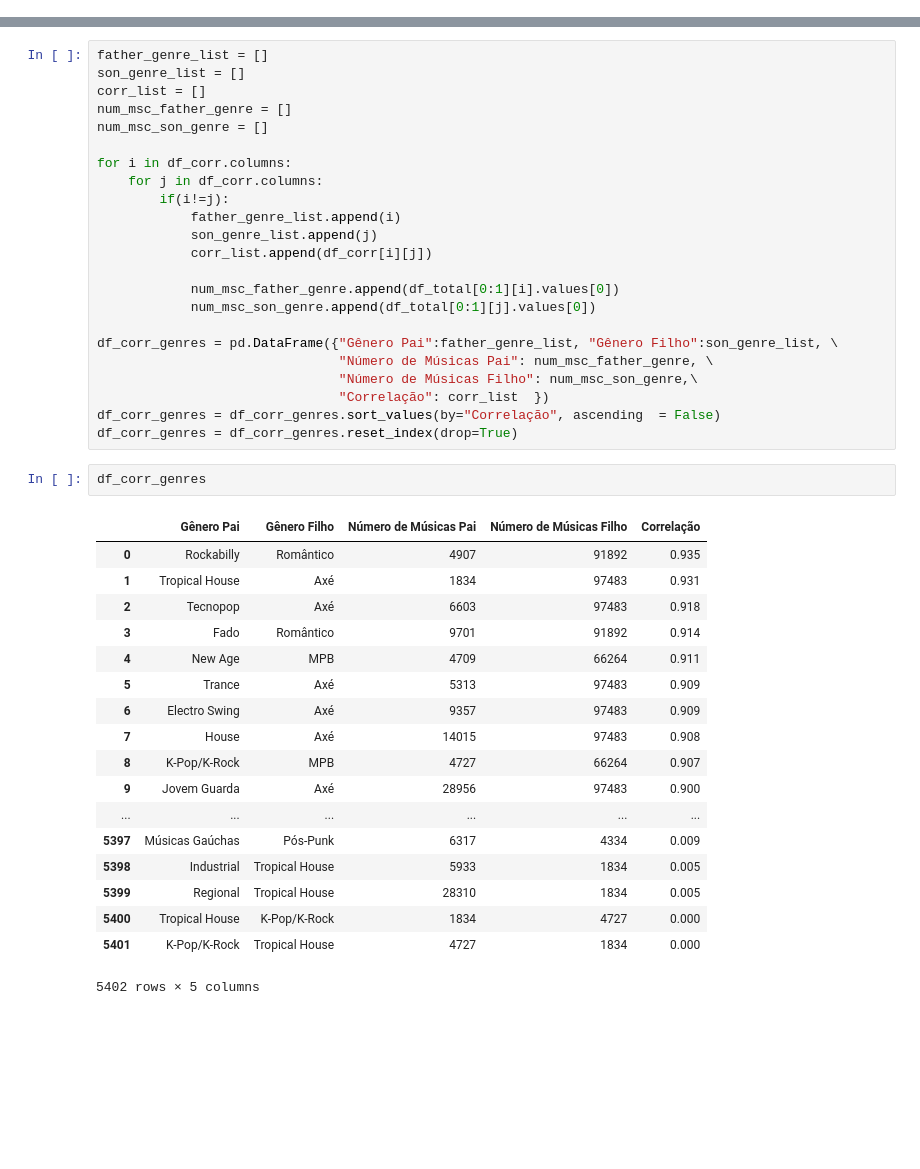
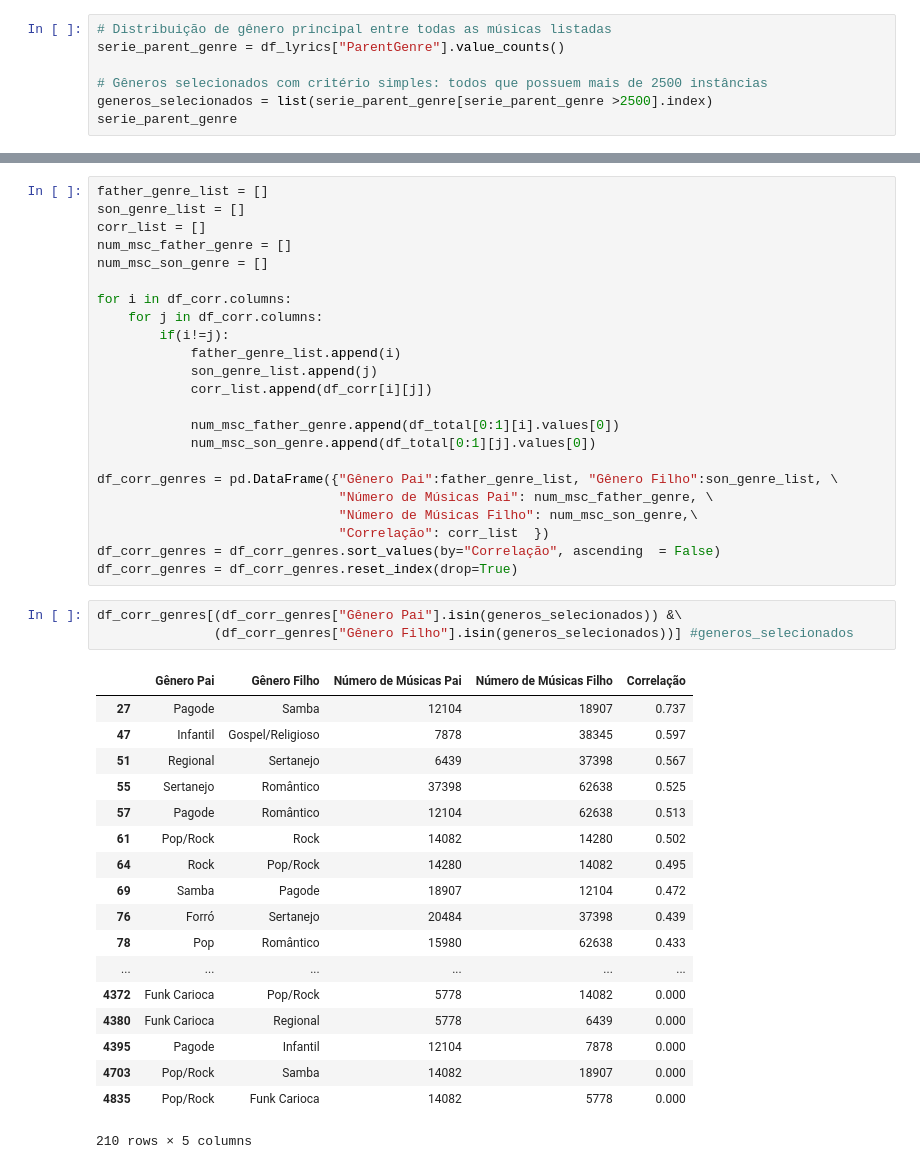
Before and after one commit to vinicius-alves/Selecao-Genero-Musical, a Jupyter notebook: Análise Exploratória/Análise Exploratória.ipynb, the cells around one changed output, grey strips where cells are left out. Drawn from its saved outputs; the diff is of its cells as text; blank space fills up the shorter version.

```diff
--- a/Análise Exploratória/Análise Exploratória.ipynb
+++ b/Análise Exploratória/Análise Exploratória.ipynb
@@ -189,2 +199,9 @@ House                  1
 Reggaeton              1
 Name: ParentGenre, dtype: int64
+# %%
+# Distribuição de gênero principal entre todas as músicas listadas
+serie_parent_genre = df_lyrics["ParentGenre"].value_counts()
+
+# Gêneros selecionados com critério simples: todos que possuem mais de 2500 instâncias
+generos_selecionados = list(serie_parent_genre[serie_parent_genre >2500].index)
+serie_parent_genre
@@ -263,24 +303,25 @@ df_corr_genres = pd.DataFrame({"Gênero Pai":father_genre_list, "Gênero Filho":
                                "Correlação": corr_list  })
 df_corr_genres = df_corr_genres.sort_values(by="Correlação", ascending  = False)
 df_corr_genres = df_corr_genres.reset_index(drop=True)
-# %%
-df_corr_genres
-# %% [output]
-|  | Gênero Pai | Gênero Filho | Número de Músicas Pai | Número de Músicas Filho | Correlação |
-| 0 | Rockabilly | Romântico | 4907 | 91892 | 0.935 |
-| 1 | Tropical House | Axé | 1834 | 97483 | 0.931 |
-| 2 | Tecnopop | Axé | 6603 | 97483 | 0.918 |
-| 3 | Fado | Romântico | 9701 | 91892 | 0.914 |
-| 4 | New Age | MPB | 4709 | 66264 | 0.911 |
-| 5 | Trance | Axé | 5313 | 97483 | 0.909 |
-| 6 | Electro Swing | Axé | 9357 | 97483 | 0.909 |
-| 7 | House | Axé | 14015 | 97483 | 0.908 |
-| 8 | K-Pop/K-Rock | MPB | 4727 | 66264 | 0.907 |
-| 9 | Jovem Guarda | Axé | 28956 | 97483 | 0.900 |
-| ... | ... | ... | ... | ... | ... |
-| 5397 | Músicas Gaúchas | Pós-Punk | 6317 | 4334 | 0.009 |
-| 5398 | Industrial | Tropical House | 5933 | 1834 | 0.005 |
-| 5399 | Regional | Tropical House | 28310 | 1834 | 0.005 |
-| 5400 | Tropical House | K-Pop/K-Rock | 1834 | 4727 | 0.000 |
-| 5401 | K-Pop/K-Rock | Tropical House | 4727 | 1834 | 0.000 |
-5402 rows × 5 columns
+# %%
+df_corr_genres[(df_corr_genres["Gênero Pai"].isin(generos_selecionados)) &\
+               (df_corr_genres["Gênero Filho"].isin(generos_selecionados))] #generos_selecionados
+# %% [output]
+|  | Gênero Pai | Gênero Filho | Número de Músicas Pai | Número de Músicas Filho | Correlação |
+| 27 | Pagode | Samba | 12104 | 18907 | 0.737 |
+| 47 | Infantil | Gospel/Religioso | 7878 | 38345 | 0.597 |
+| 51 | Regional | Sertanejo | 6439 | 37398 | 0.567 |
+| 55 | Sertanejo | Romântico | 37398 | 62638 | 0.525 |
+| 57 | Pagode | Romântico | 12104 | 62638 | 0.513 |
+| 61 | Pop/Rock | Rock | 14082 | 14280 | 0.502 |
+| 64 | Rock | Pop/Rock | 14280 | 14082 | 0.495 |
+| 69 | Samba | Pagode | 18907 | 12104 | 0.472 |
+| 76 | Forró | Sertanejo | 20484 | 37398 | 0.439 |
+| 78 | Pop | Romântico | 15980 | 62638 | 0.433 |
+| ... | ... | ... | ... | ... | ... |
+| 4372 | Funk Carioca | Pop/Rock | 5778 | 14082 | 0.000 |
+| 4380 | Funk Carioca | Regional | 5778 | 6439 | 0.000 |
+| 4395 | Pagode | Infantil | 12104 | 7878 | 0.000 |
+| 4703 | Pop/Rock | Samba | 14082 | 18907 | 0.000 |
+| 4835 | Pop/Rock | Funk Carioca | 14082 | 5778 | 0.000 |
+210 rows × 5 columns
```
Also changed, not shown: parts of 12 cells of this notebook, 2 other files.
